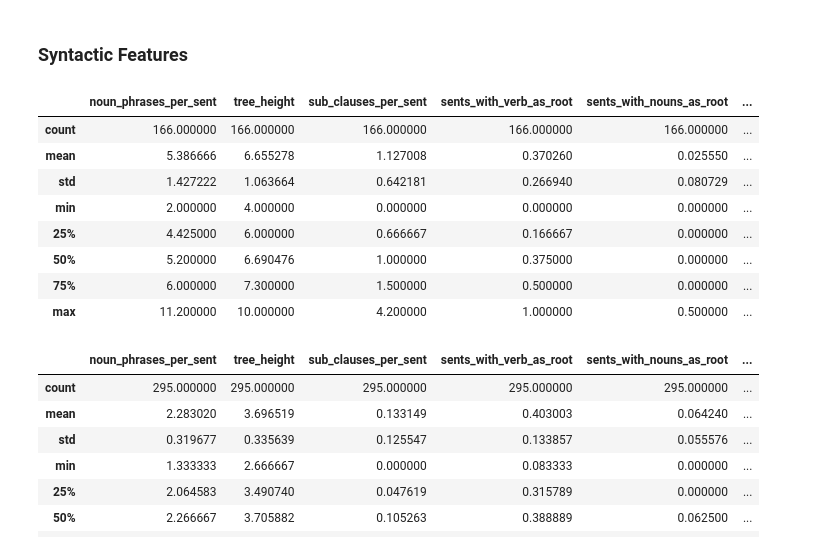
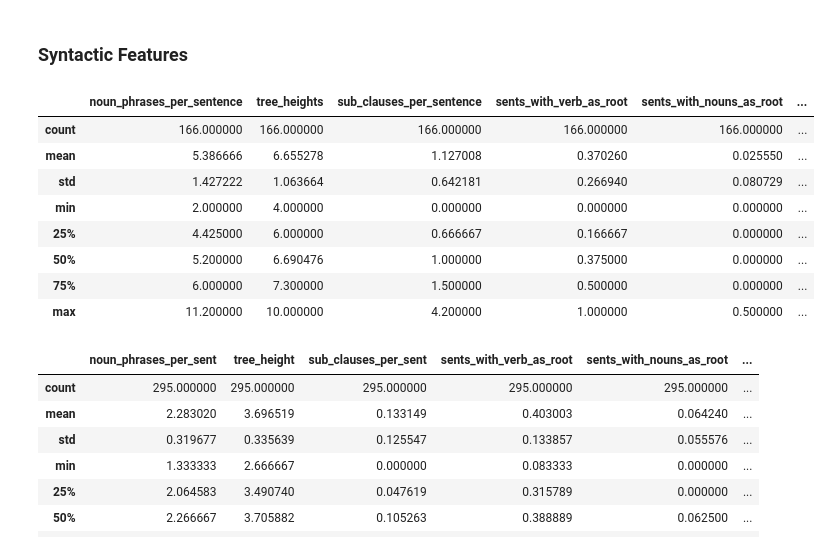
Before and after one commit to DanielAweis/TextComplexityFeatures, a Jupyter notebook: data_analysis/data_analysis_summaries.ipynb, the cells around one changed output. Saved outputs shown, nothing was run; the diff lists cells and outputs as text; code cells hidden in the pictures.

```diff
--- a/data_analysis/data_analysis_summaries.ipynb
+++ b/data_analysis/data_analysis_summaries.ipynb
@@ -8,6 +8,6 @@ from sklearn.datasets import make_blobs
 from matplotlib import pyplot
 import seaborn as sns
 # %%
-summaries_df = pd.read_csv("result_vectors.csv")
-summaries_df.head()
+summaries_df = pd.read_csv("text_complexity_model_summaries.csv", index_col=False)
+summaries_df.info()
 # %% [output]
@@ -145,9 +188,9 @@ wiki_data[["sentence_length", "characters_per_word", "syllables_per_word", "text
 # %% [markdown]
 ### Syntactic Features
 # %%
-summaries_df[["noun_phrases_per_sent", "tree_height", "sub_clauses_per_sent", "sents_with_verb_as_root", "sents_with_nouns_as_root", "sentence_length"]].describe()
+summaries_df[["noun_phrases_per_sentence", "tree_heights", "sub_clauses_per_sentence", "sents_with_verb_as_root", "sents_with_nouns_as_root", "sentence_length"]].describe()
 # %% [output]
-|  | noun_phrases_per_sent | tree_height | sub_clauses_per_sent | sents_with_verb_as_root | sents_with_nouns_as_root | ... |
+|  | noun_phrases_per_sentence | tree_heights | sub_clauses_per_sentence | sents_with_verb_as_root | sents_with_nouns_as_root | ... |
 | count | 166.000000 | 166.000000 | 166.000000 | 166.000000 | 166.000000 | ... |
 | mean | 5.386666 | 6.655278 | 1.127008 | 0.370260 | 0.025550 | ... |
 | std | 1.427222 | 1.063664 | 0.642181 | 0.266940 | 0.080729 | ... |
```
Also changed, not shown: parts of 10 cells of this notebook, 1 other file.
